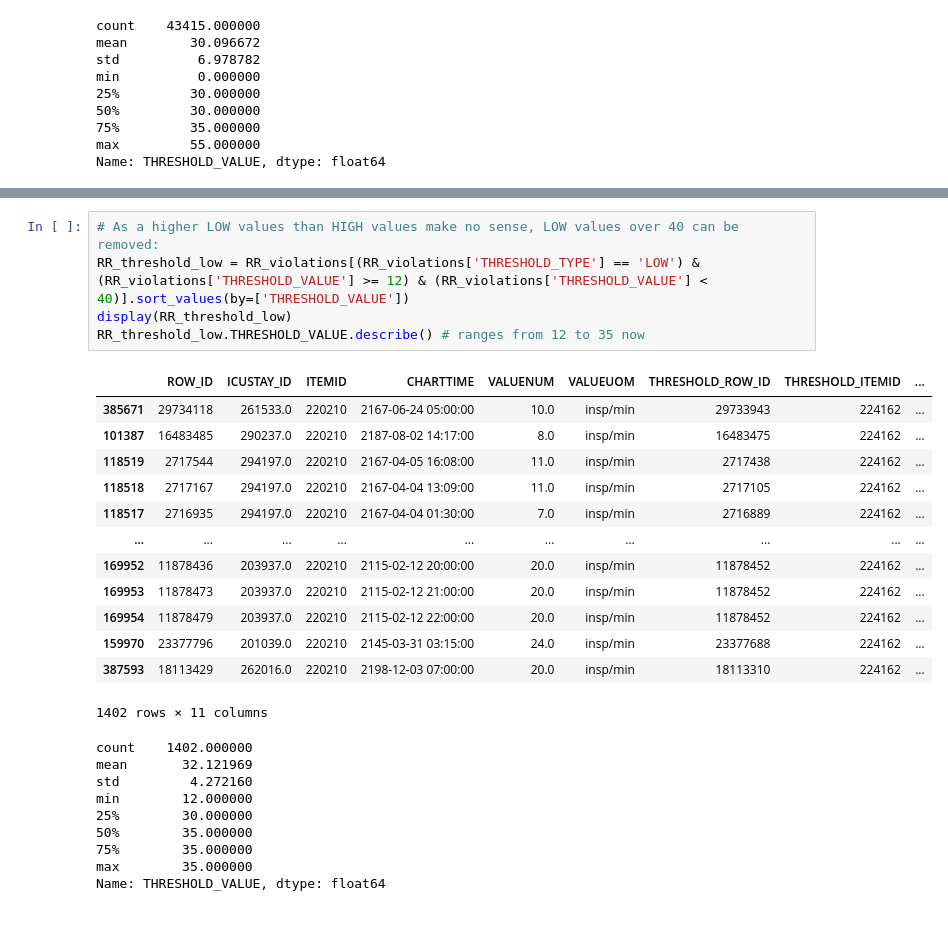
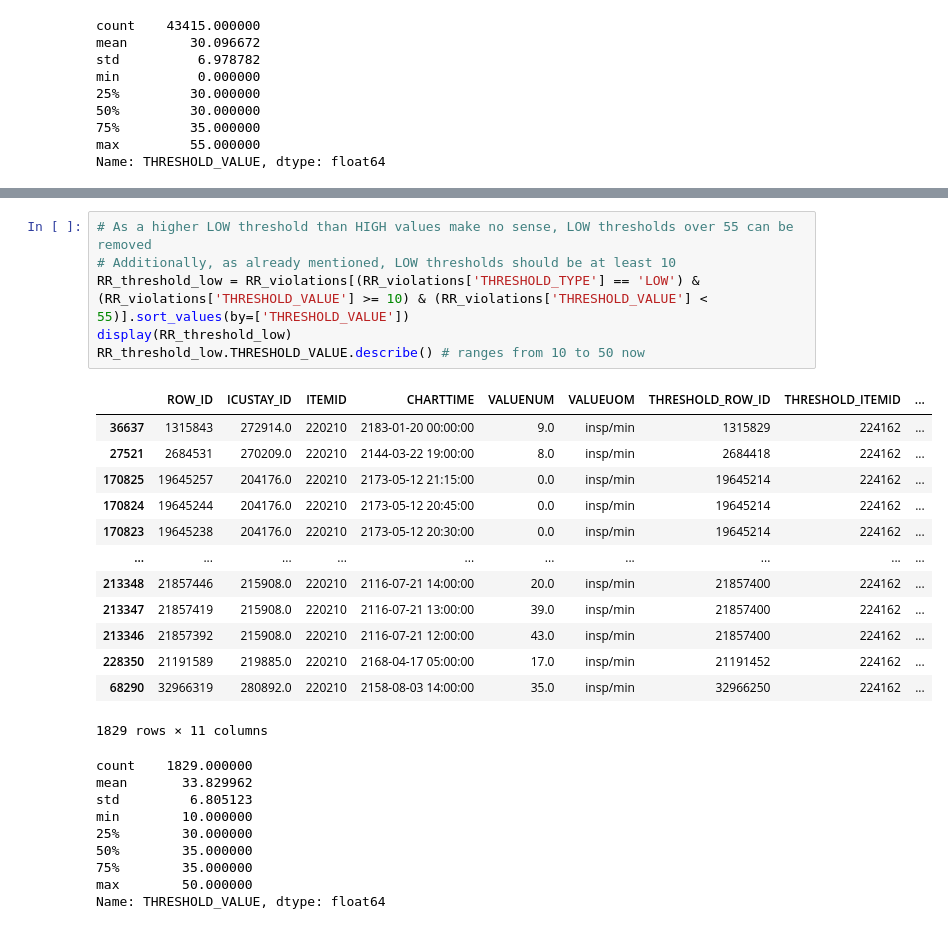
Before and after one commit to denise97/dhl2021, a Jupyter notebook: alarm_violations_analysis_RR.ipynb, the cells around one changed output, grey strips where cells are left out. Drawn from its saved outputs; the diff is of its cells as text.

```diff
--- a/alarm_violations_analysis_RR.ipynb
+++ b/alarm_violations_analysis_RR.ipynb
@@ -311,31 +331,32 @@ min      4.000000e+01
 max      8.409010e+06
 Name: THRESHOLD_VALUE, dtype: float64
 # %%
-# As a higher LOW values than HIGH values make no sense, LOW values over 40 can be removed:
-RR_threshold_low = RR_violations[(RR_violations['THRESHOLD_TYPE'] == 'LOW') & (RR_violations['THRESHOLD_VALUE'] >= 12) & (RR_violations['THRESHOLD_VALUE'] < 40)].sort_values(by=['THRESHOLD_VALUE'])
+# As a higher LOW threshold than HIGH values make no sense, LOW thresholds over 55 can be removed
+# Additionally, as already mentioned, LOW thresholds should be at least 10
+RR_threshold_low = RR_violations[(RR_violations['THRESHOLD_TYPE'] == 'LOW') & (RR_violations['THRESHOLD_VALUE'] >= 10) & (RR_violations['THRESHOLD_VALUE'] < 55)].sort_values(by=['THRESHOLD_VALUE'])
 display(RR_threshold_low)
-RR_threshold_low.THRESHOLD_VALUE.describe() # ranges from 12 to 35 now
+RR_threshold_low.THRESHOLD_VALUE.describe() # ranges from 10 to 50 now
 # %% [output]
 |  | ROW_ID | ICUSTAY_ID | ITEMID | CHARTTIME | VALUENUM | VALUEUOM | THRESHOLD_ROW_ID | THRESHOLD_ITEMID | ... |
-| 385671 | 29734118 | 261533.0 | 220210 | 2167-06-24 05:00:00 | 10.0 | insp/min | 29733943 | 224162 | ... |
-| 101387 | 16483485 | 290237.0 | 220210 | 2187-08-02 14:17:00 | 8.0 | insp/min | 16483475 | 224162 | ... |
-| 118519 | 2717544 | 294197.0 | 220210 | 2167-04-05 16:08:00 | 11.0 | insp/min | 2717438 | 224162 | ... |
-| 118518 | 2717167 | 294197.0 | 220210 | 2167-04-04 13:09:00 | 11.0 | insp/min | 2717105 | 224162 | ... |
-| 118517 | 2716935 | 294197.0 | 220210 | 2167-04-04 01:30:00 | 7.0 | insp/min | 2716889 | 224162 | ... |
+| 36637 | 1315843 | 272914.0 | 220210 | 2183-01-20 00:00:00 | 9.0 | insp/min | 1315829 | 224162 | ... |
+| 27521 | 2684531 | 270209.0 | 220210 | 2144-03-22 19:00:00 | 8.0 | insp/min | 2684418 | 224162 | ... |
+| 170825 | 19645257 | 204176.0 | 220210 | 2173-05-12 21:15:00 | 0.0 | insp/min | 19645214 | 224162 | ... |
+| 170824 | 19645244 | 204176.0 | 220210 | 2173-05-12 20:45:00 | 0.0 | insp/min | 19645214 | 224162 | ... |
+| 170823 | 19645238 | 204176.0 | 220210 | 2173-05-12 20:30:00 | 0.0 | insp/min | 19645214 | 224162 | ... |
 | ... | ... | ... | ... | ... | ... | ... | ... | ... | ... |
-| 169952 | 11878436 | 203937.0 | 220210 | 2115-02-12 20:00:00 | 20.0 | insp/min | 11878452 | 224162 | ... |
-| 169953 | 11878473 | 203937.0 | 220210 | 2115-02-12 21:00:00 | 20.0 | insp/min | 11878452 | 224162 | ... |
-| 169954 | 11878479 | 203937.0 | 220210 | 2115-02-12 22:00:00 | 20.0 | insp/min | 11878452 | 224162 | ... |
-| 159970 | 23377796 | 201039.0 | 220210 | 2145-03-31 03:15:00 | 24.0 | insp/min | 23377688 | 224162 | ... |
-| 387593 | 18113429 | 262016.0 | 220210 | 2198-12-03 07:00:00 | 20.0 | insp/min | 18113310 | 224162 | ... |
+| 213348 | 21857446 | 215908.0 | 220210 | 2116-07-21 14:00:00 | 20.0 | insp/min | 21857400 | 224162 | ... |
+| 213347 | 21857419 | 215908.0 | 220210 | 2116-07-21 13:00:00 | 39.0 | insp/min | 21857400 | 224162 | ... |
+| 213346 | 21857392 | 215908.0 | 220210 | 2116-07-21 12:00:00 | 43.0 | insp/min | 21857400 | 224162 | ... |
+| 228350 | 21191589 | 219885.0 | 220210 | 2168-04-17 05:00:00 | 17.0 | insp/min | 21191452 | 224162 | ... |
+| 68290 | 32966319 | 280892.0 | 220210 | 2158-08-03 14:00:00 | 35.0 | insp/min | 32966250 | 224162 | ... |
-1402 rows × 11 columns
+1829 rows × 11 columns
-count    1402.000000
-mean       32.121969
-std         4.272160
-min        12.000000
+count    1829.000000
+mean       33.829962
+std         6.805123
+min        10.000000
 25%        30.000000
 50%        35.000000
 75%        35.000000
-max        35.000000
+max        50.000000
 Name: THRESHOLD_VALUE, dtype: float64
 # %% [markdown]
```
Also changed, not shown: parts of 15 cells of this notebook.
